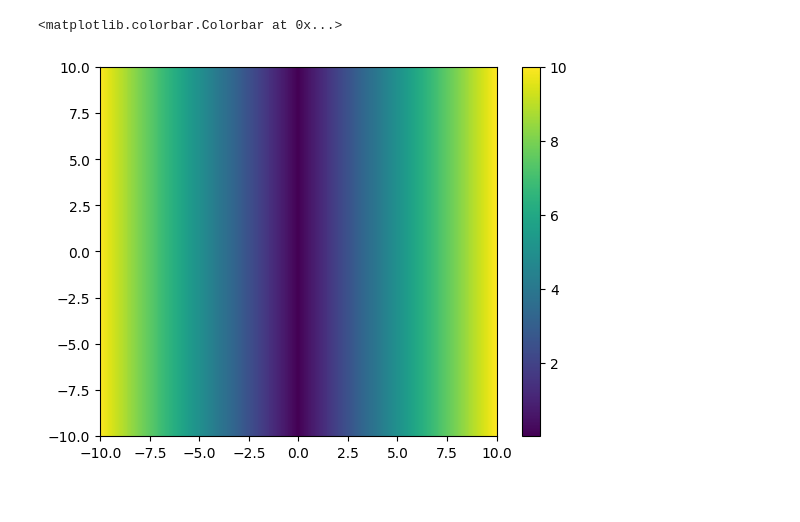
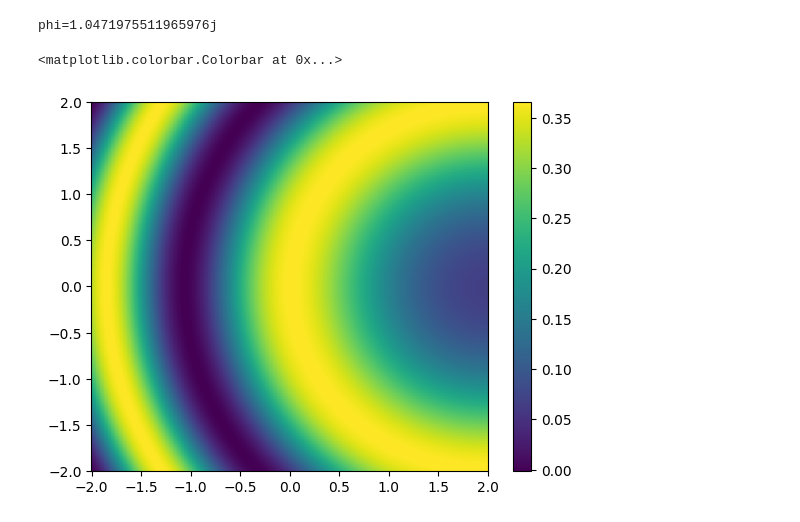
Before and after one commit to henhen724/GS_algorithm, a Jupyter notebook: plotGreensFunctions.ipynb, the cells around one changed output. Drawn from its saved outputs; the diff is of its cells as text; code cells hidden in the pictures.

Commit message:
M/N plotting

```diff
--- a/plotGreensFunctions.ipynb
+++ b/plotGreensFunctions.ipynb
@@ -4,17 +8,35 @@ import matplotlib.pyplot as plt
 # %%
 def G(r,r_prime,phi, omega_0):
     dot =  np.einsum("ijk,i->jk",r, r_prime)
-    return np.exp(phi)/(2*np.pi*np.sinh(phi)) * np.exp(-(np.square(np.linalg.norm(r, axis=0)) + np.square(np.linalg.norm(r_prime, axis=0)))/(omega_0**2*np.tanh(phi/2)) + 2*dot/(omega_0**2*np.sinh(phi/2)))
+    if np.abs(np.exp(phi) - 1) < 1e-8:
+        return 0.0
+        # return np.exp((-np.square(np.linalg.norm(r)) - np.square(np.linalg.norm(r_prime, axis=0)) + 2*dot)/(omega_0*0.01))
+    elif np.abs(np.exp(phi) + 1) < 1e-8:
+        return 0.0
+        # return np.exp((-np.square(np.linalg.norm(r)) - np.square(np.linalg.norm(r_prime, axis=0)) - 2*dot)/(omega_0*0.01))
+    else:
+        print(f"{phi=}")
+        return np.exp(phi)/(2*np.pi*np.sinh(phi)) * np.exp(-(np.square(np.linalg.norm(r, axis=0)) + np.square(np.linalg.norm(r_prime, axis=0)))/(omega_0**2*np.tanh(phi)) + 2*dot/(omega_0**2*np.sinh(phi)))
+
+def G_eta(r,r_prime,phi, omega_0, N, eta):
+    sumOfG = np.zeros((r.shape[1],r.shape[2]), dtype=np.complex128)
+    for s in range(N):
+        sumOfG += np.exp(-2j*np.pi*s*eta/N)*G(r, r_prime, phi-2j*np.pi*s/N, omega_0)
+    return sumOfG/N
+
+def G_script(r, r_prime, omega_0, epsilon, kappa):
+    return 0.0
 # %%
-x = np.linspace(-10.0, 10.0, 500)
-y = np.linspace(-10.0, 10.0, 500)
+x = np.linspace(-2.0, 2.0, 500)
+y = np.linspace(-2.0, 2.0, 500)
 X,Y = np.meshgrid(x,y)
 R = np.array([X,Y])
 
-E = G(R, [1.0, 0.0], 1j*2*np.pi/3, 1.0)
+E = G(R, [1.0, 0.0], 1j*np.pi/3, 1.0)
 
-plt.pcolor(X, Y, np.abs(E))
+plt.pcolor(X, Y, np.real(E - E[0,0]))
 plt.colorbar()
 # %% [output]
-<matplotlib.colorbar.Colorbar at 0x...>
+phi=1.0471975511965976j
+<matplotlib.colorbar.Colorbar at 0x...>
-[figure, old version]
+[figure, new version]
```
Also changed, not shown: parts of 4 cells of this notebook.
